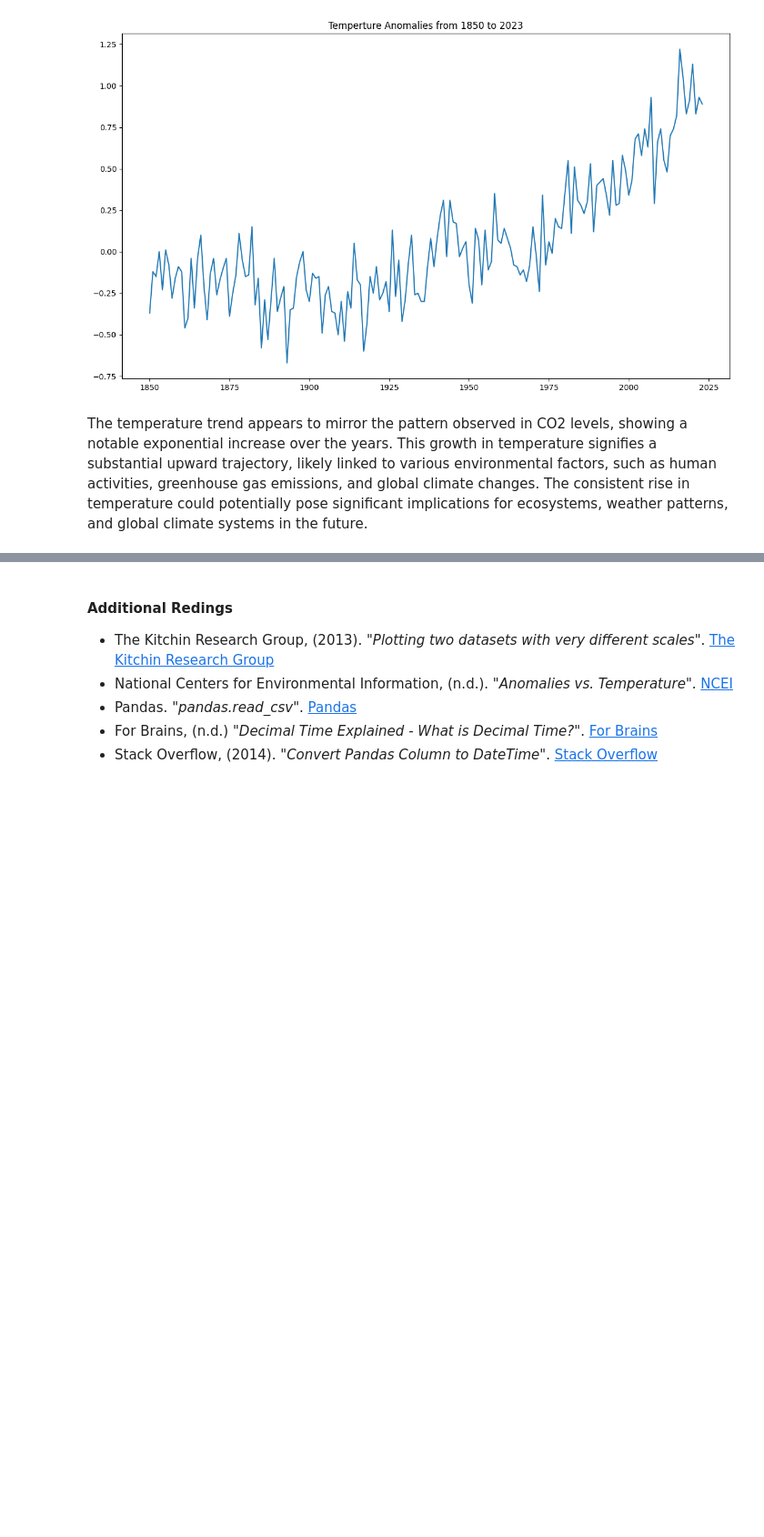
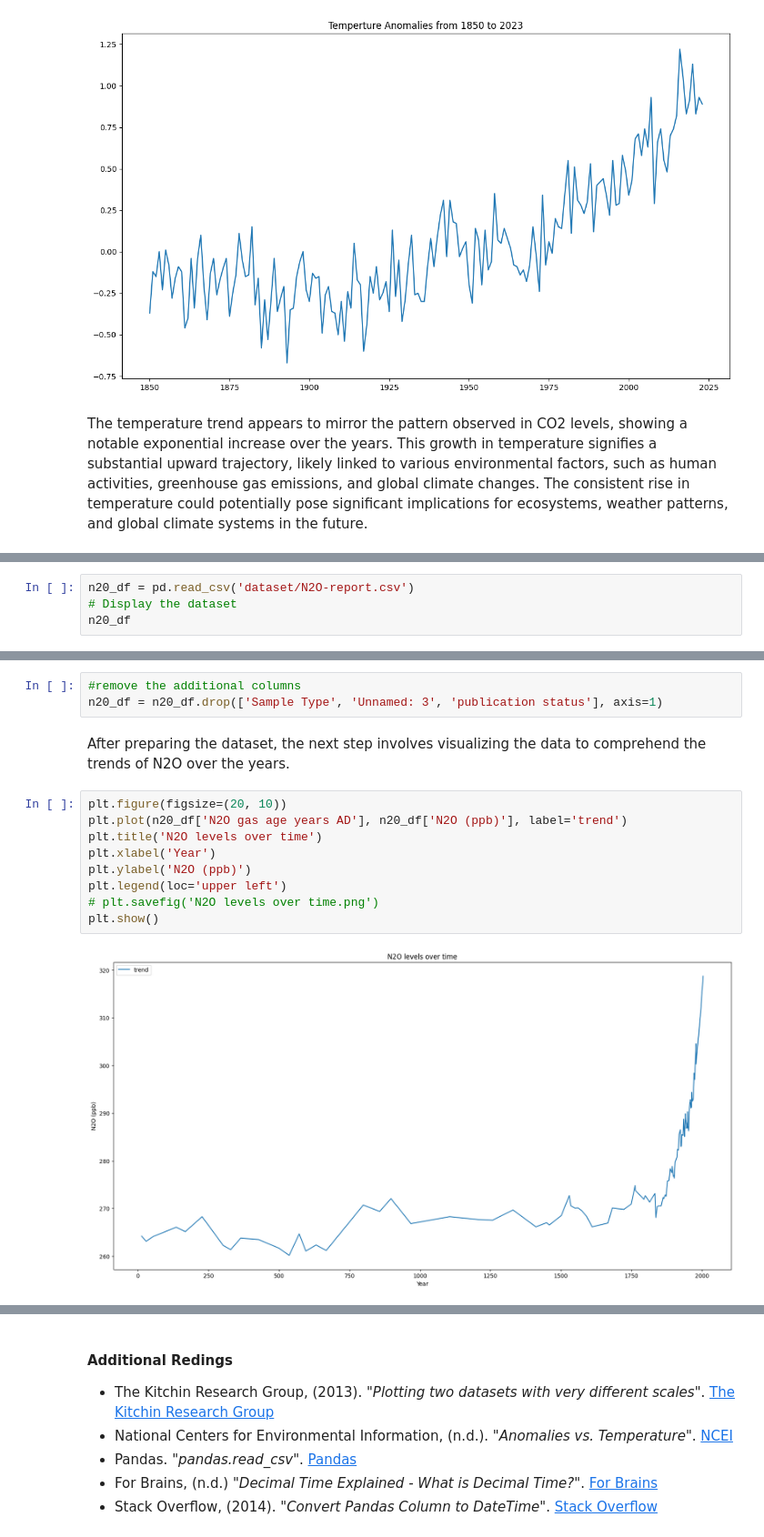
Before and after one commit to C-3sc0/Programming-for-Data-Analysis-Project, a Jupyter notebook: project2.ipynb, the cells around one changed output, grey strips where cells are left out. Shown at 91% size. Saved outputs shown, nothing was run; the diff lists cells and outputs as text; blank space fills up the shorter version.

```diff
--- a/project2.ipynb
+++ b/project2.ipynb
@@ -896,0 +894,4 @@ The temperature trend appears to mirror the pattern observed in CO2 levels, show
+# %%
+n20_df = pd.read_csv('dataset/N2O-report.csv')
+# Display the dataset
+n20_df
@@ -896,0 +912,16 @@ The temperature trend appears to mirror the pattern observed in CO2 levels, show
+# %%
+#remove the additional columns
+n20_df = n20_df.drop(['Sample Type', 'Unnamed: 3', 'publication status'], axis=1)
+# %% [markdown]
+After preparing the dataset, the next step involves visualizing the data to comprehend the trends of N2O over the years.
+# %%
+plt.figure(figsize=(20, 10))
+plt.plot(n20_df['N2O gas age years AD'], n20_df['N2O (ppb)'], label='trend')
+plt.title('N2O levels over time')
+plt.xlabel('Year')
+plt.ylabel('N2O (ppb)')
+plt.legend(loc='upper left')
+# plt.savefig('N2O levels over time.png')
+plt.show()
+# %% [output]
+[figure, added]
```
Also changed, not shown: parts of 24 cells of this notebook.
